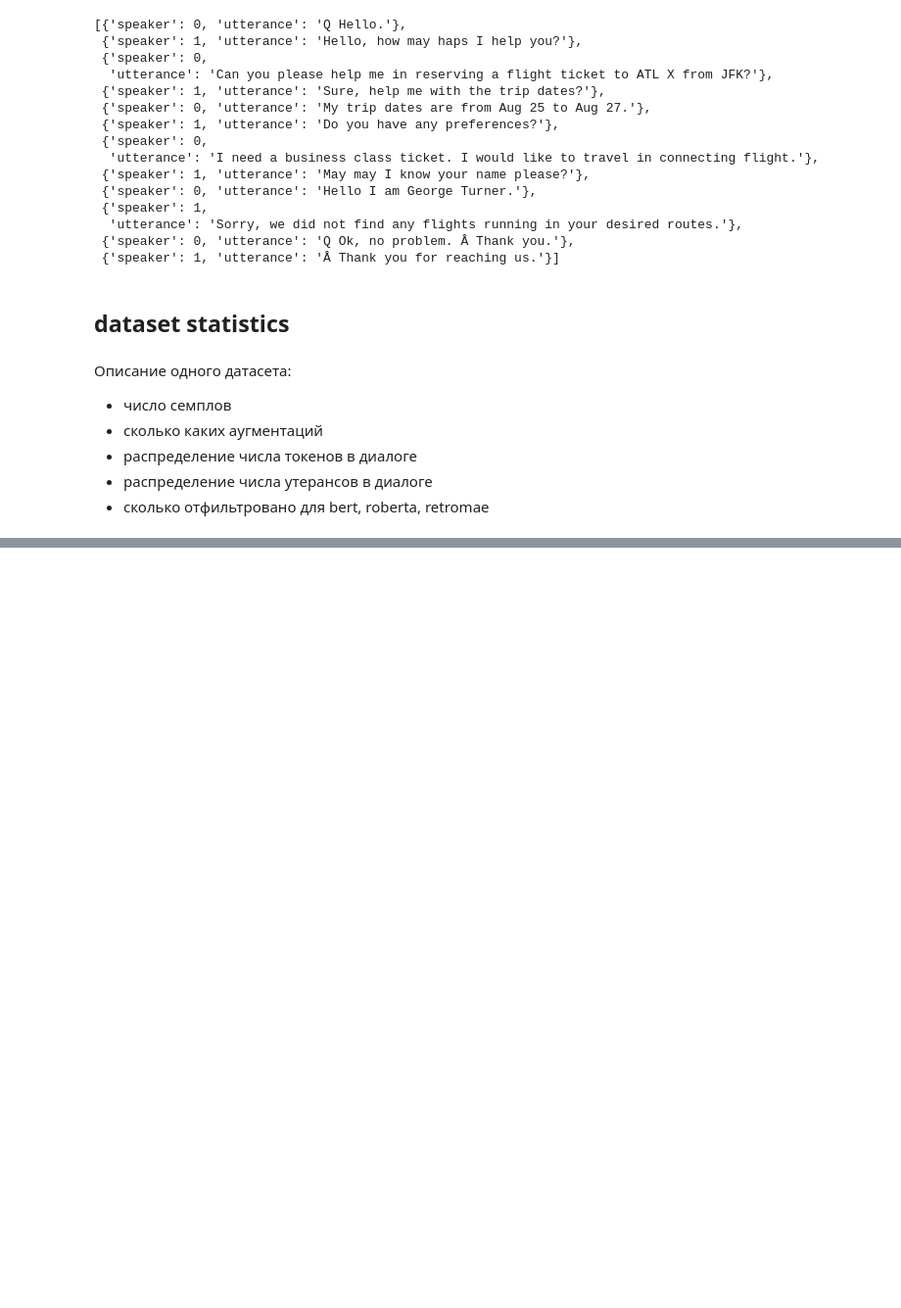
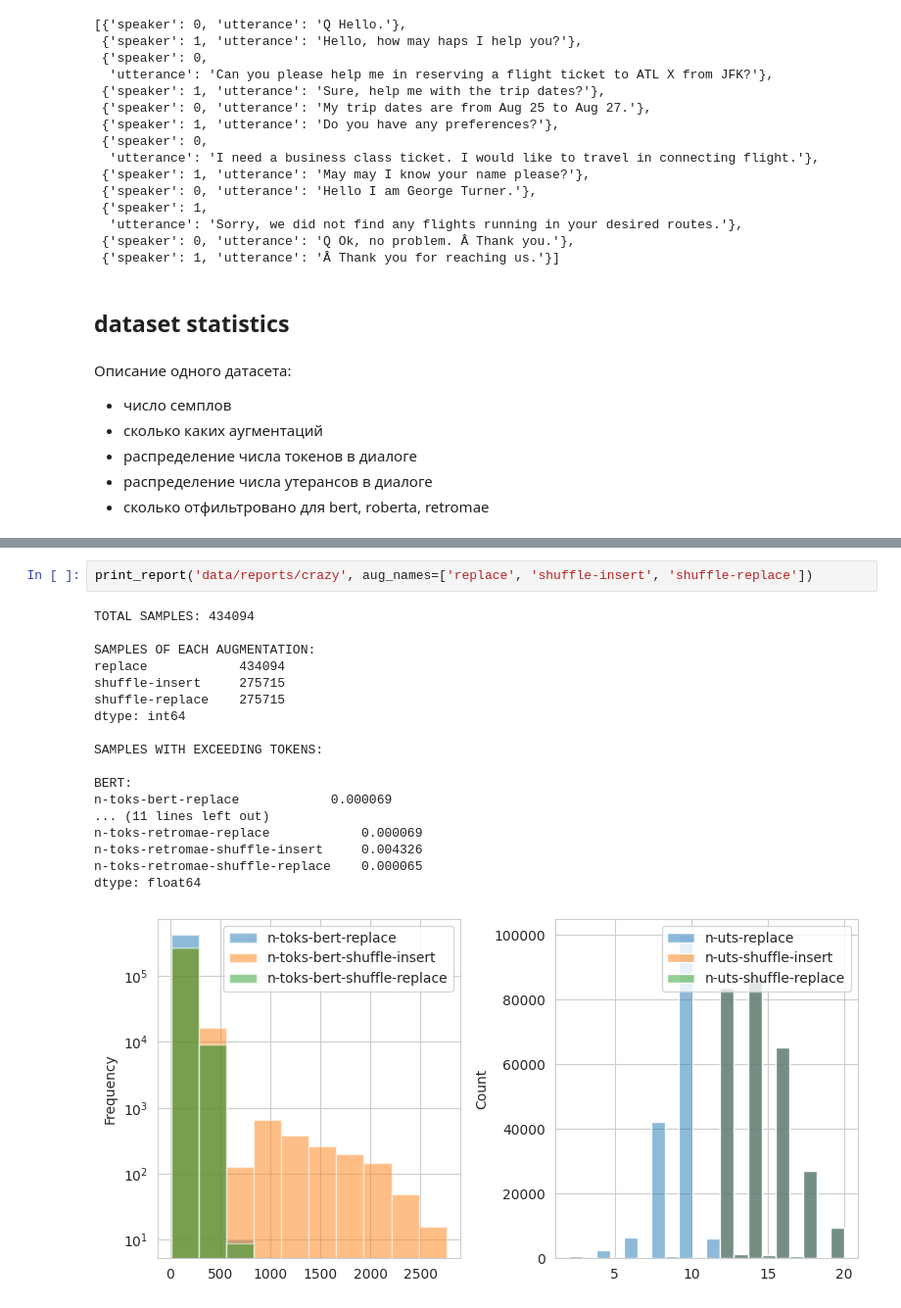
Before and after one commit to voorhs/dialogue-augmentation, a Jupyter notebook: testbed.ipynb, the cells around one changed output, grey strips where cells are left out. Shown at 98% size. Drawn from its saved outputs; the diff is of its cells as text; blank space fills up the shorter version.

```diff
--- a/testbed.ipynb
+++ b/testbed.ipynb
@@ -400,0 +426,21 @@ dataset[0]
+# %%
+print_report('data/reports/crazy', aug_names=['replace', 'shuffle-insert', 'shuffle-replace'])
+# %% [output]
+TOTAL SAMPLES: 434094
+
+SAMPLES OF EACH AUGMENTATION:
+replace            434094
+shuffle-insert     275715
+shuffle-replace    275715
+dtype: int64
+
+SAMPLES WITH EXCEEDING TOKENS:
+
+BERT:
+n-toks-bert-replace            0.000069
+... (11 lines left out)
+n-toks-retromae-replace            0.000069
+n-toks-retromae-shuffle-insert     0.004326
+n-toks-retromae-shuffle-replace    0.000065
+dtype: float64
+[figure, added]
```
Also changed, not shown: parts of 10 cells of this notebook, 1 other file.
